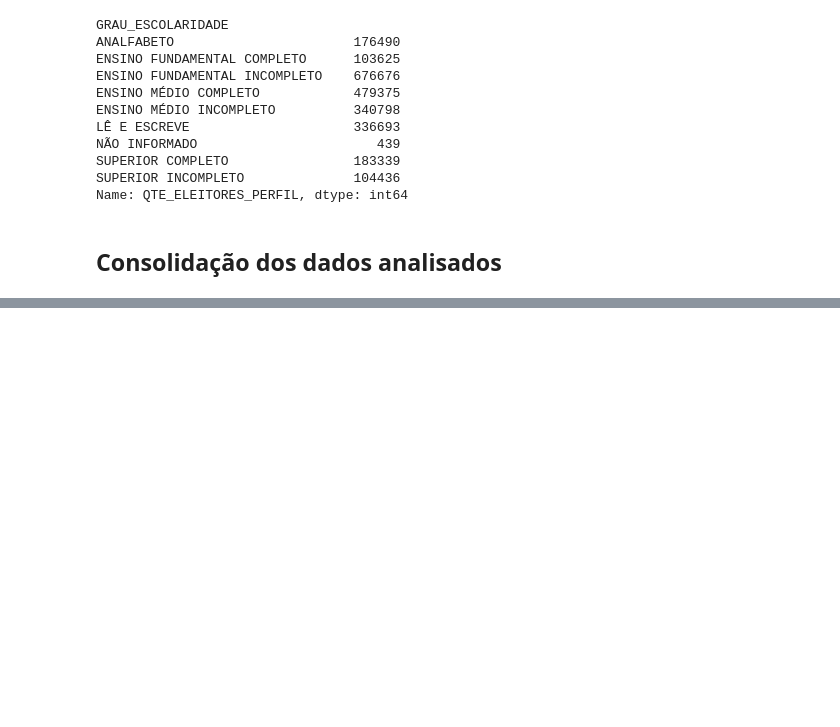
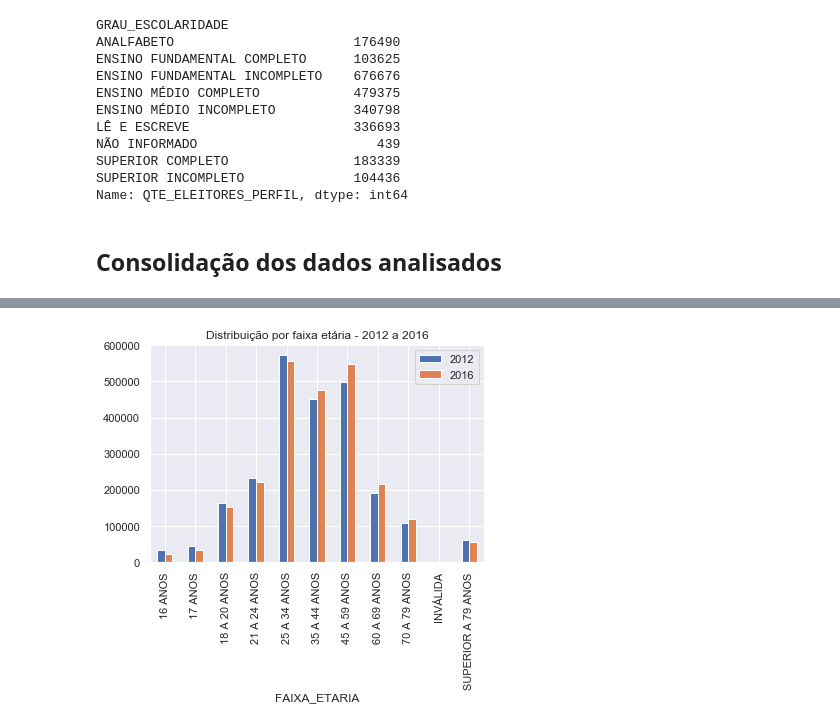
Before and after one commit to ecalasans/tse_dados_abertos, a Jupyter notebook: perfilEleitorado.ipynb, the cells around one changed output, grey strips where cells are left out. Cells and saved outputs as stored; diff of their text form; code cells hidden in the pictures; blank space fills up the shorter version.

```diff
--- a/perfilEleitorado.ipynb
+++ b/perfilEleitorado.ipynb
@@ -165,0 +185,5 @@ escolaridade = pd.DataFrame({'2012' : grau_esc_df2012, '2016' : grau_esc_df2016}
+# %%
+faixa_etaria.plot.bar(title='Distribuição por faixa etária - 2012 a 2016')
+plt.show()
+# %% [output]
+[figure, added]
```
Also changed, not shown: parts of 4 cells of this notebook.
